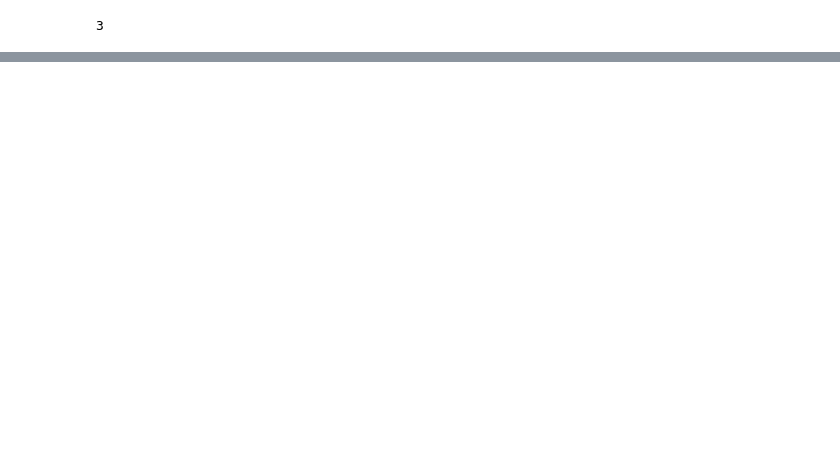
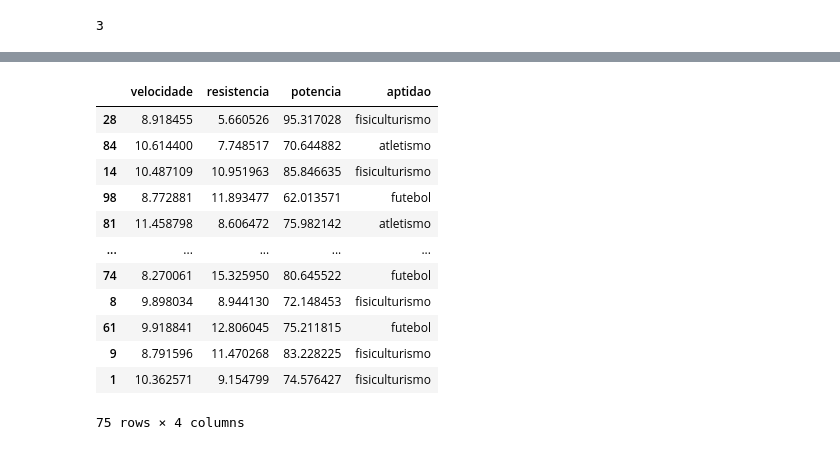
Before and after one commit to samicoluiz/laai_algos_classificacao, a Jupyter notebook: algos_classificacao.ipynb, the cells around one changed output, grey strips where cells are left out. Cells and saved outputs as stored; diff of their text form; code cells hidden in the pictures; blank space fills up the shorter version.

```diff
--- a/algos_classificacao.ipynb
+++ b/algos_classificacao.ipynb
@@ -465,0 +539,16 @@ def arvore_decisao(df, y):
+# %%
+y_train
+# %% [output]
+|  | velocidade | resistencia | potencia | aptidao |
+| 28 | 8.918455 | 5.660526 | 95.317028 | fisiculturismo |
+| 84 | 10.614400 | 7.748517 | 70.644882 | atletismo |
+| 14 | 10.487109 | 10.951963 | 85.846635 | fisiculturismo |
+| 98 | 8.772881 | 11.893477 | 62.013571 | futebol |
+| 81 | 11.458798 | 8.606472 | 75.982142 | atletismo |
+| ... | ... | ... | ... | ... |
+| 74 | 8.270061 | 15.325950 | 80.645522 | futebol |
+| 8 | 9.898034 | 8.944130 | 72.148453 | fisiculturismo |
+| 61 | 9.918841 | 12.806045 | 75.211815 | futebol |
+| 9 | 8.791596 | 11.470268 | 83.228225 | fisiculturismo |
+| 1 | 10.362571 | 9.154799 | 74.576427 | fisiculturismo |
+75 rows × 4 columns
```
Also changed, not shown: parts of 24 cells of this notebook.
